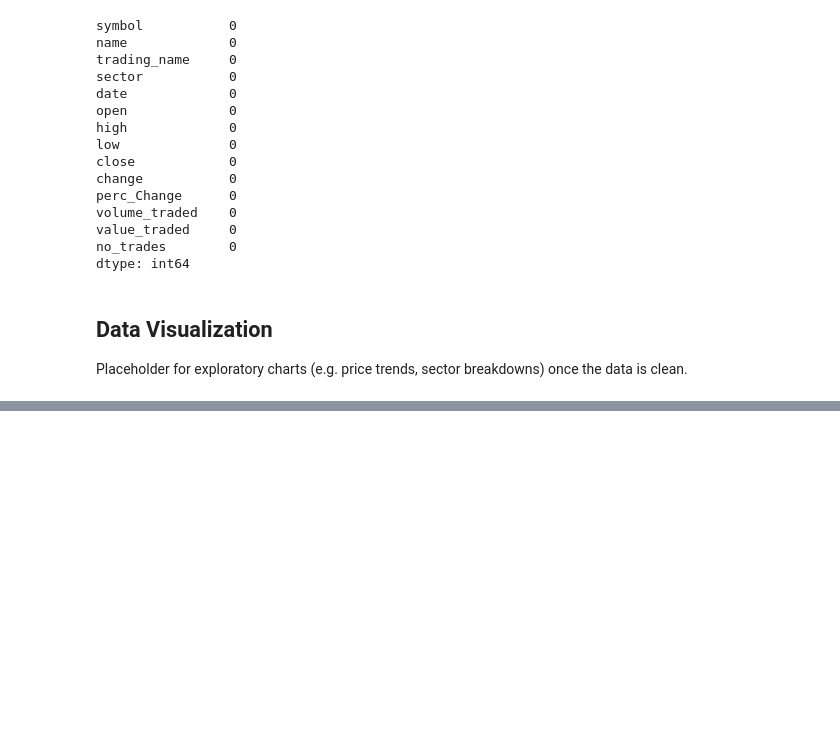
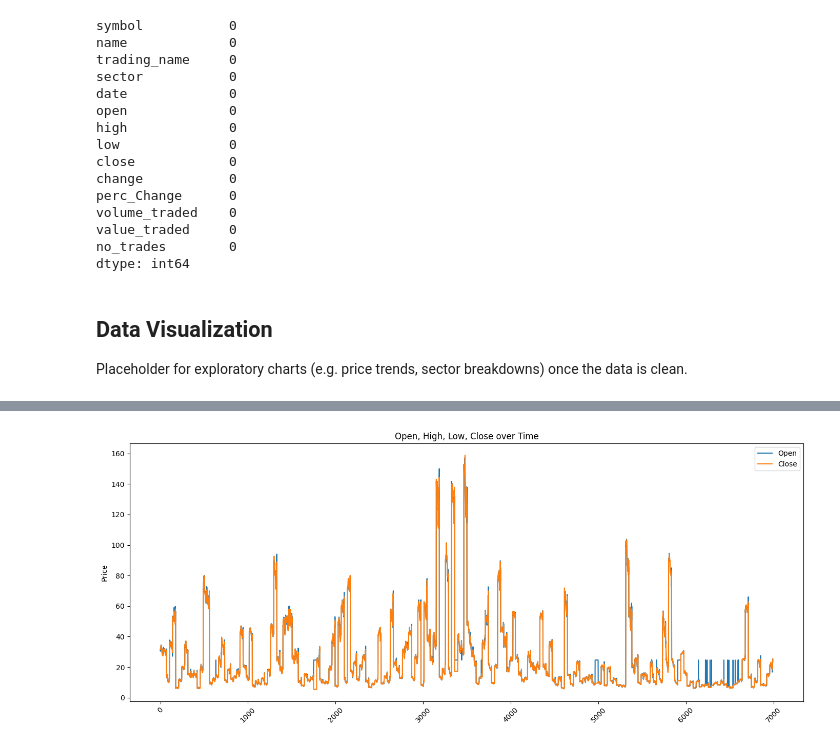
Before and after one commit to RenadRaaft/Saudi-Stock-Exchange-Tadawul-, a Jupyter notebook: Notebook/DataCleaning.ipynb, the cells around one changed output, grey strips where cells are left out. Drawn from its saved outputs; the diff is of its cells as text; code cells hidden in the pictures; blank space fills up the shorter version.

Commit message:
Add EDA: OHLC trend visualization

```diff
--- a/Notebook/DataCleaning.ipynb
+++ b/Notebook/DataCleaning.ipynb
@@ -320,0 +330,15 @@ Placeholder for exploratory charts (e.g. price trends, sector breakdowns) once t
+# %%
+# df = df.sort_values('date')
+
+plt.figure(figsize=(14, 6))
+plt.plot( df['open'], label='Open')
+plt.plot( df['close'], label='Close')
+
+plt.title('Open, High, Low, Close over Time')
+plt.ylabel('Price')
+plt.legend()
+plt.xticks(rotation=45)
+plt.tight_layout()
+plt.show()
+# %% [output]
+[figure, added]
```
Also changed, not shown: parts of 4 cells of this notebook.
